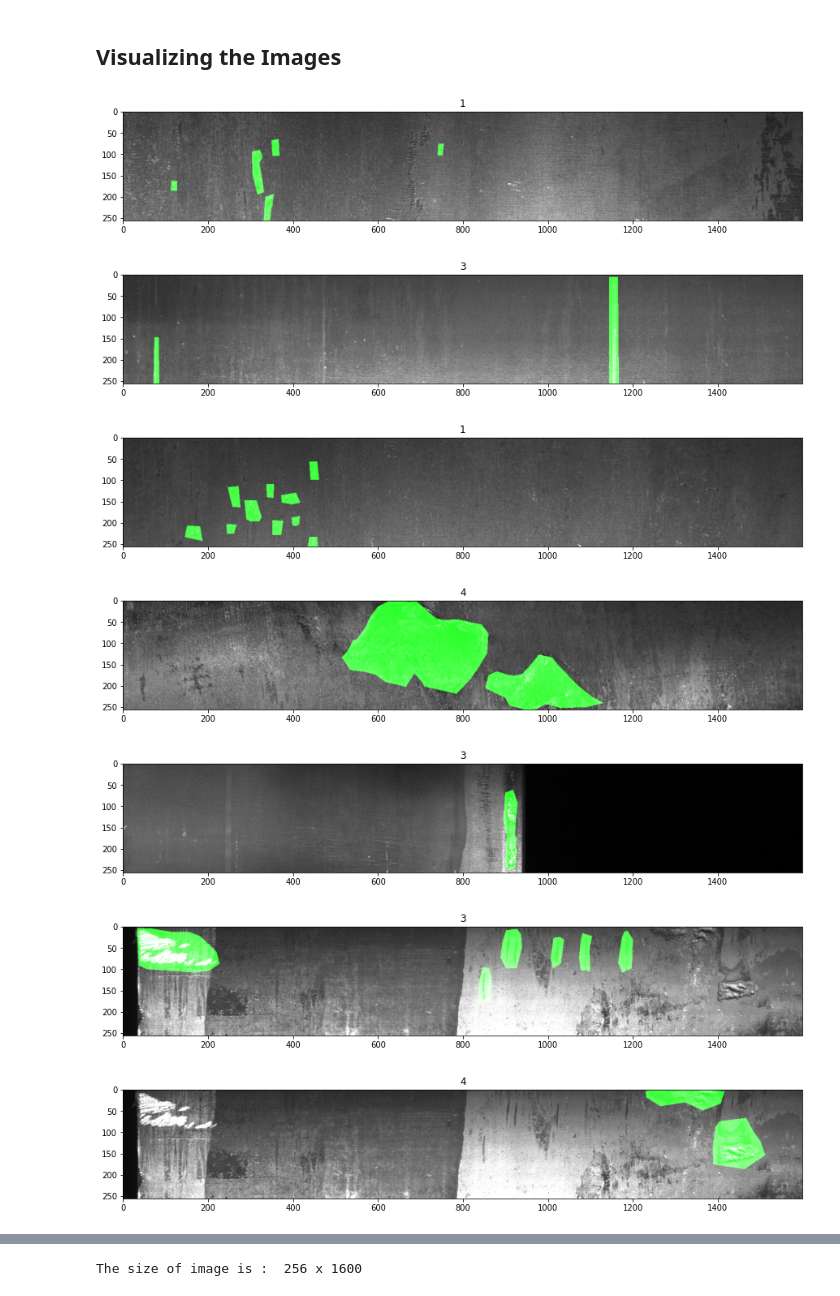
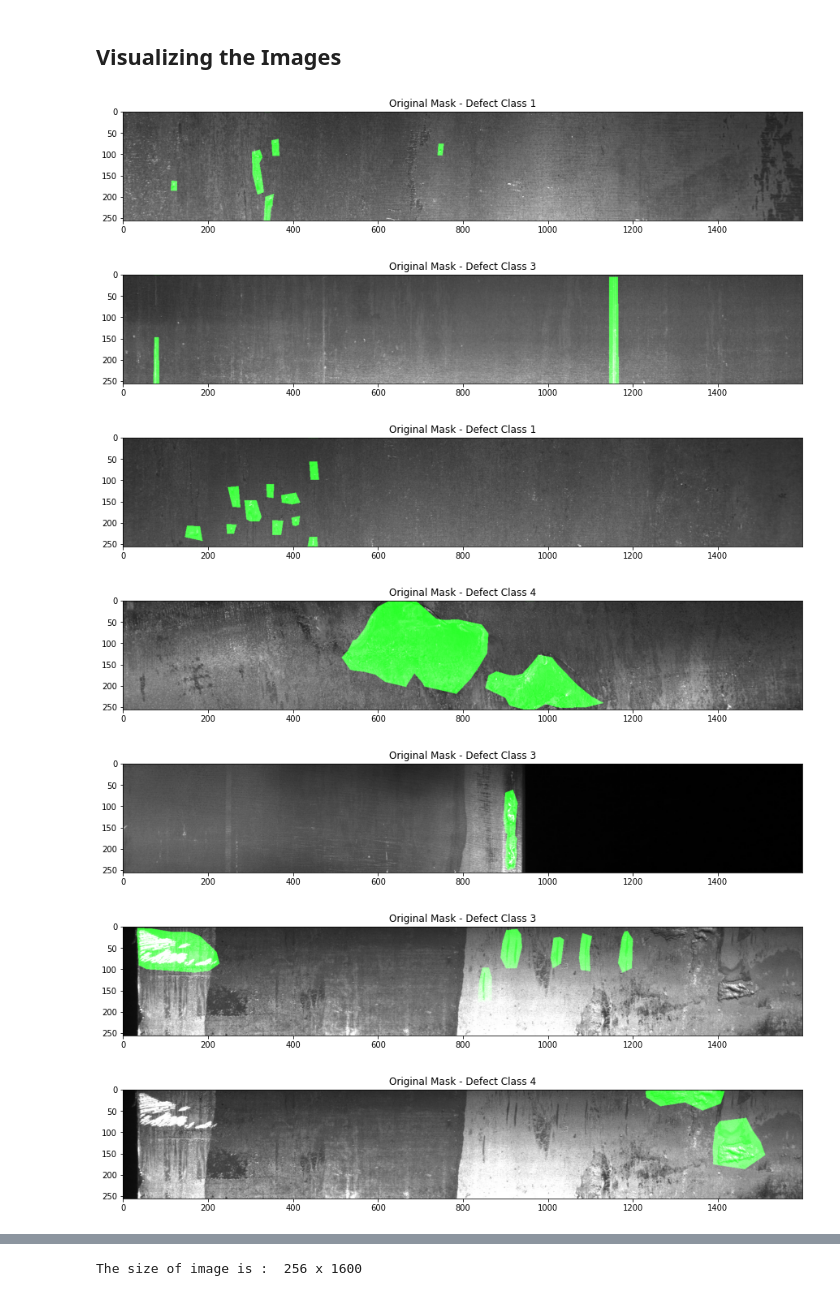
Before and after one commit to pranavtondgaonkar/defect-detection-for-Steel-Defects, a Jupyter notebook: Steel_Defect_Detection_Solution_1.ipynb, the cells around one changed output, grey strips where cells are left out. Saved outputs shown, nothing was run; the diff lists cells and outputs as text; code cells hidden in the pictures.

```diff
--- a/Steel_Defect_Detection_Solution_1.ipynb
+++ b/Steel_Defect_Detection_Solution_1.ipynb
@@ -168,25 +168,25 @@ Name: defect_present, dtype: int64
 # %%
 for i in range(10):
   image = io.imread(os.path.join(TRAINING_IMAGES, DF_TRAIN['ImageId'][i]))
 
   # Convert the images to RGB format using openCV
   image = cv2.cvtColor(image, cv2.COLOR_BGR2RGB)
 
   # mask on the image using rle2mask
   mask = rle2mask(rle = DF_TRAIN['EncodedPixels'][i], height= image.shape[0], width= image.shape[1])
 
   #Color mask pixel with value 1
   image[mask == 1,1] = 255 # making mask green
 
   #Show the image
   plt.figure(figsize=(15,5))
-  plt.title(DF_TRAIN['ClassId'][i])
+  plt.title('Original Mask - Defect Class %s' % DF_TRAIN['ClassId'][i])
   plt.imshow(image)
 # %% [output]
-[figure, old version]
+[figure, new version]
-[figure, old version]
+[figure, new version]
-[figure, old version]
+[figure, new version]
-[figure, old version]
+[figure, new version]
-[figure, old version]
+[figure, new version]
-[figure, old version]
+[figure, new version]
-[figure, old version]
+[figure, new version]
```
Also changed, not shown: parts of 1 cell of this notebook.
